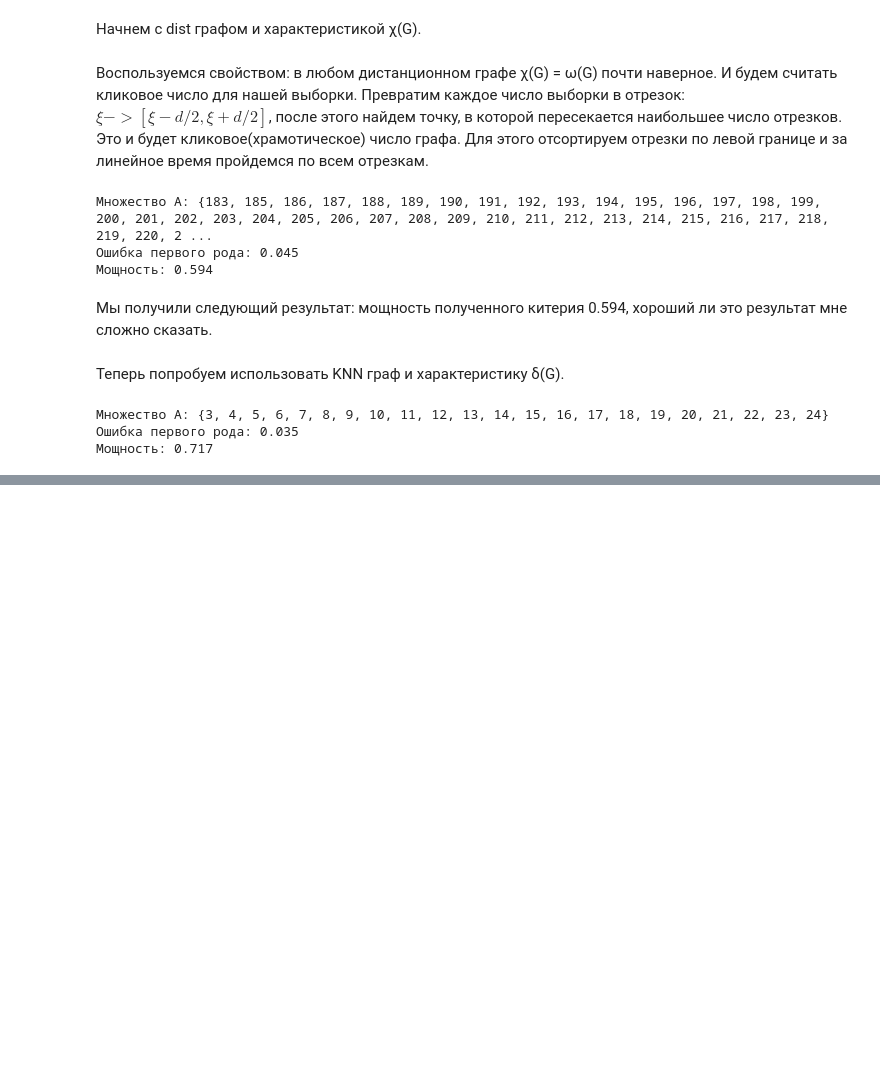
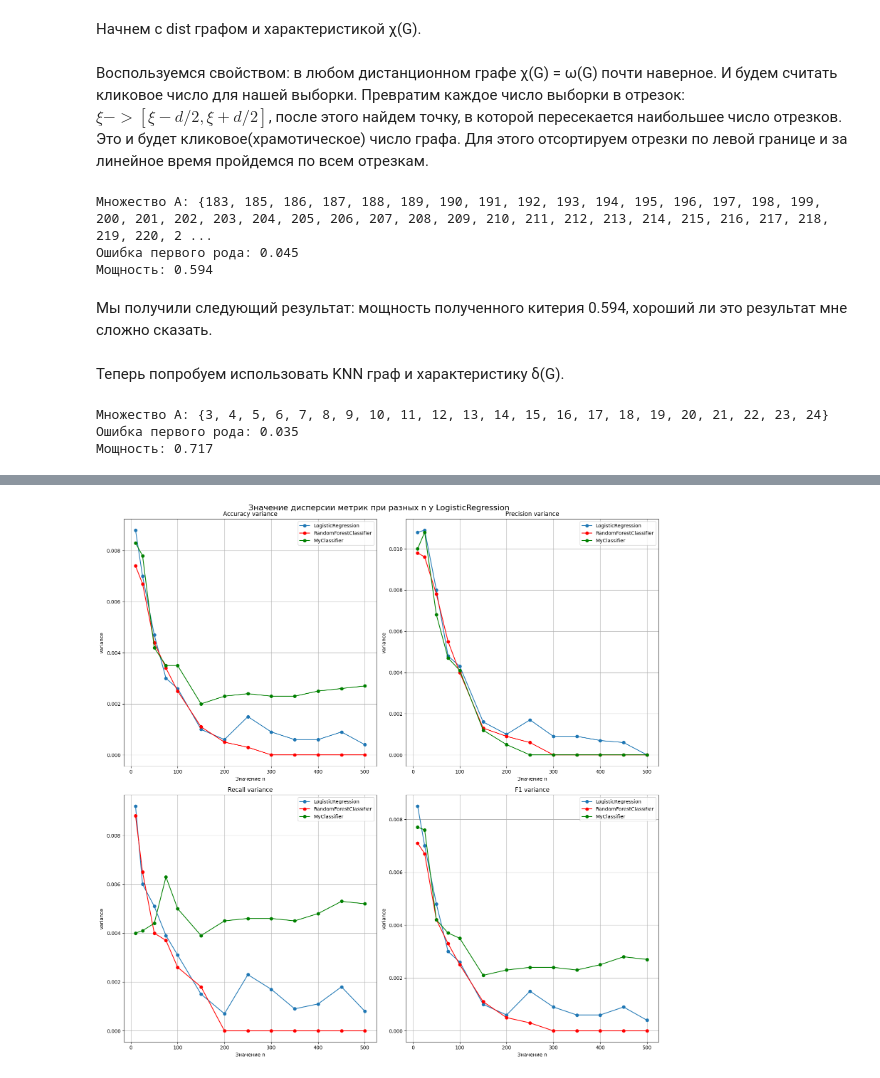
Before and after one commit to Viktorbahse/Random_Ggraph_Problems, a Jupyter notebook: notebooks/Random_graphs.ipynb, the cells around one changed output, grey strips where cells are left out. Saved outputs shown, nothing was run; the diff lists cells and outputs as text; code cells hidden in the pictures; blank space fills up the shorter version.

```diff
--- a/notebooks/Random_graphs.ipynb
+++ b/notebooks/Random_graphs.ipynb
@@ -441,0 +745,49 @@ print(f'Мощность: {power:.3f}')
+# %%
+  fig, axes = plt.subplots(nrows=2, ncols=2, figsize=(16, 16))
+  fig.suptitle('Значение дисперсии метрик при разных n у LogisticRegression', fontsize=16)
+
+  ax = axes[0, 0]
+  ax.plot(n_samples, metrics_lr_d['Accuracy'], marker='o', label='LogisticRegression')
+  ax.plot(n_samples, metrics_rf_d['Accuracy'], marker='o', label='RandomForestClassifier', color='red')
+  ax.plot(n_samples, metrics_my_d['Accuracy'], marker='o', label='MyClassifier', color='green')
+  ax.set_title(f'Accuracy variance')
+  ax.set_xlabel('Значение n')
+  ax.set_ylabel('variance')
+  ax.legend()
+  ax.grid(True)
+
+  ax = axes[0, 1]
+  ax.plot(n_samples, metrics_lr_d['Precision'], marker='o', label='LogisticRegression')
+  ax.plot(n_samples, metrics_rf_d['Precision'], marker='o', label='RandomForestClassifier', color='red')
+  ax.plot(n_samples, metrics_my_d['Precision'], marker='o', label='MyClassifier', color='green')
+  ax.set_title(f'Precision variance')
+  ax.set_xlabel('Значение n')
+  ax.set_ylabel('variance')
+  ax.legend()
+  ax.grid(True)
+
+  ax = axes[1, 0]
+  ax.plot(n_samples, metrics_lr_d['Recall'], marker='o', label='LogisticRegression')
+  ax.plot(n_samples, metrics_rf_d['Recall'], marker='o', label='RandomForestClassifier', color='red')
+  ax.plot(n_samples, metrics_my_d['Recall'], marker='o', label='MyClassifier', color='green')
+  ax.set_title(f'Recall variance')
+  ax.set_xlabel('Значение n')
+  ax.set_ylabel('variance')
+  ax.legend()
+  ax.grid(True)
+
+  ax = axes[1, 1]
+  ax.plot(n_samples, metrics_lr_d['F1'], marker='o', label='LogisticRegression')
+  ax.plot(n_samples, metrics_rf_d['F1'], marker='o', label='RandomForestClassifier', color='red')
+  ax.plot(n_samples, metrics_my_d['F1'], marker='o', label='MyClassifier', color='green')
+  ax.set_title(f'F1 variance')
+  ax.set_xlabel('Значение n')
+  ax.set_ylabel('variance')
+  ax.legend()
+  ax.grid(True)
+
+
+  plt.tight_layout()
+  plt.show()
+# %% [output]
+[figure, added]
```
Also changed, not shown: parts of 19 cells of this notebook.
